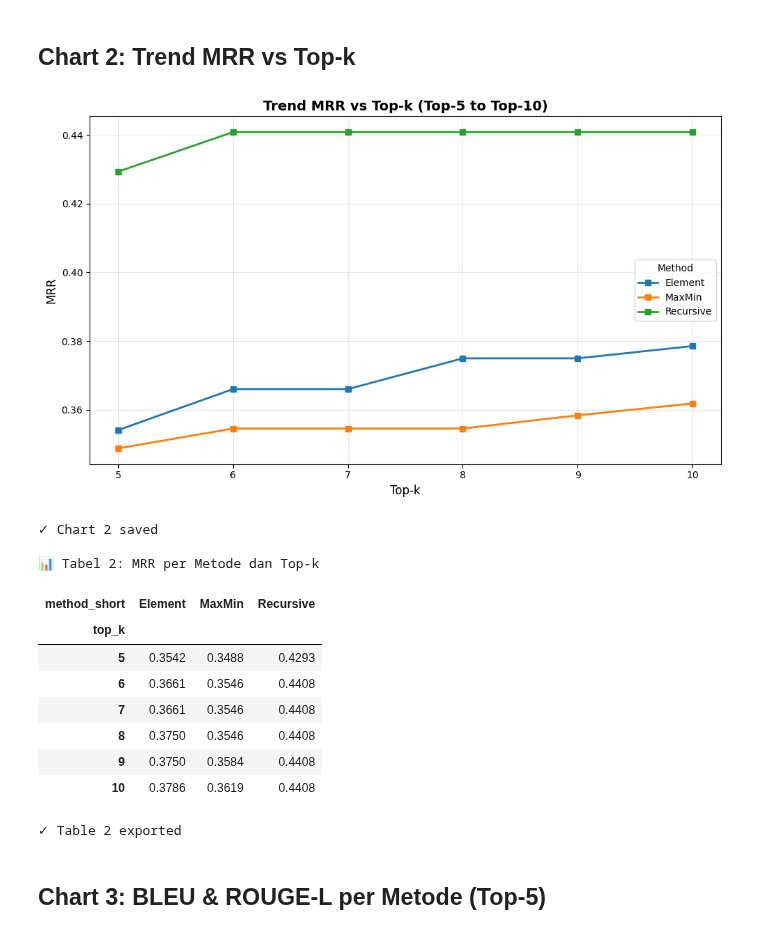
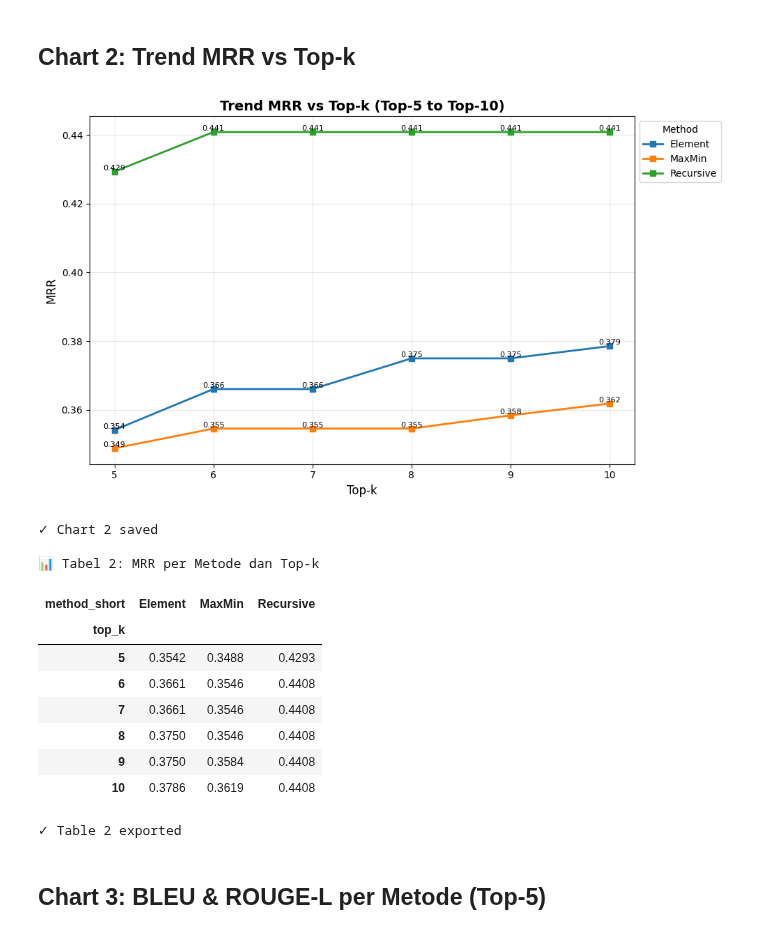
Before and after one commit to haikalthrq/rag-skripsi, a Jupyter notebook: notebooks/eval_visualization.ipynb, the cells around one changed output. Saved outputs shown, nothing was run; the diff lists cells and outputs as text; code cells hidden in the pictures.

```diff
--- a/notebooks/eval_visualization.ipynb
+++ b/notebooks/eval_visualization.ipynb
@@ -112,9 +112,16 @@ for method in trend['method_short'].unique():
 plt.xlabel('Top-k', fontsize=12)
 plt.ylabel('Recall@k', fontsize=12)
 plt.title('Trend Recall@k vs Top-k (Top-5 to Top-10)', fontsize=14, fontweight='bold')
-plt.legend(title='Method', fontsize=10)
+plt.legend(title='Method', fontsize=10, loc='upper left', bbox_to_anchor=(1, 1))
 plt.grid(alpha=0.3)
 plt.xticks(range(TOPK_MIN, TOPK_MAX + 1))
+# Annotate values at each point
+for method in trend['method_short'].unique():
+    subset = trend[trend['method_short'] == method]
+    for _, row in subset.iterrows():
+        plt.text(row['top_k'], row['recall_at_k'], f"{row['recall_at_k']:.3f}",
+                 ha='center', va='bottom', fontsize=8)
+
 plt.tight_layout()
 plt.savefig(FIG_DIR / 'chart1_recall_trend.png', dpi=300, bbox_inches='tight')
 plt.show()
@@ -148,34 +155,41 @@ print(f"✓ Table 1 exported")
 # %%
 # Chart 2 + Tabel 2: MRR trend (DALAM SATU CELL)
 
 # === CHART ===
 plt.figure(figsize=(10, 6))
 for method in trend['method_short'].unique():
     subset = trend[trend['method_short'] == method]
     plt.plot(subset['top_k'], subset['mrr'], marker='s', label=method, linewidth=2)
 
 plt.xlabel('Top-k', fontsize=12)
 plt.ylabel('MRR', fontsize=12)
 plt.title('Trend MRR vs Top-k (Top-5 to Top-10)', fontsize=14, fontweight='bold')
-plt.legend(title='Method', fontsize=10)
+plt.legend(title='Method', fontsize=10, loc='upper left', bbox_to_anchor=(1, 1))
 plt.grid(alpha=0.3)
 plt.xticks(range(TOPK_MIN, TOPK_MAX + 1))
+# Annotate values at each point
+for method in trend['method_short'].unique():
+    subset = trend[trend['method_short'] == method]
+    for _, row in subset.iterrows():
+        plt.text(row['top_k'], row['mrr'], f"{row['mrr']:.3f}",
+                 ha='center', va='bottom', fontsize=8)
+
 plt.tight_layout()
 plt.savefig(FIG_DIR / 'chart2_mrr_trend.png', dpi=300, bbox_inches='tight')
 plt.show()
 print(f"✓ Chart 2 saved")
 
 # === TABEL (TEPAT DI BAWAH CHART) ===
 table2 = trend.pivot(index='top_k', columns='method_short', values='mrr')
 print("\n📊 Tabel 2: MRR per Metode dan Top-k")
 styled_table2 = table2.style.format("{:.4f}").apply(highlight_max_only, axis=1)
 display(styled_table2)
 
 # Export CSV
 table2.to_csv(FIG_DIR / 'table2_mrr_trend.csv')
 print(f"✓ Table 2 exported")
 # %% [output]
-[figure, old version]
+[figure, new version]
 ✓ Chart 2 saved
 
 📊 Tabel 2: MRR per Metode dan Top-k
```
Also changed, not shown: parts of 2 cells of this notebook, 3 other files.
